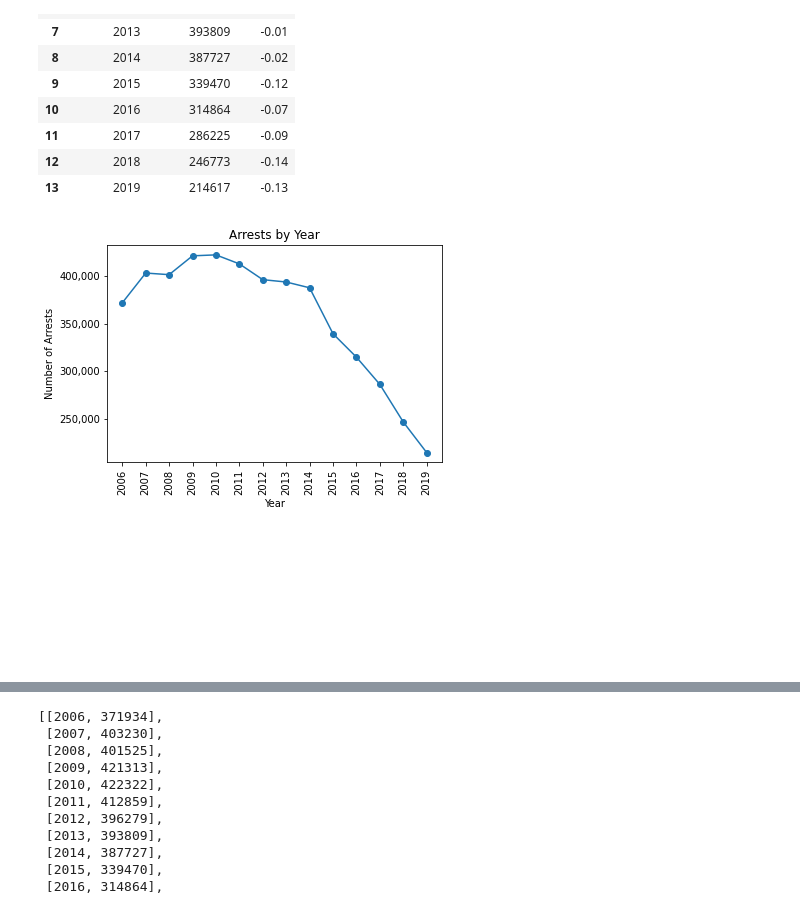
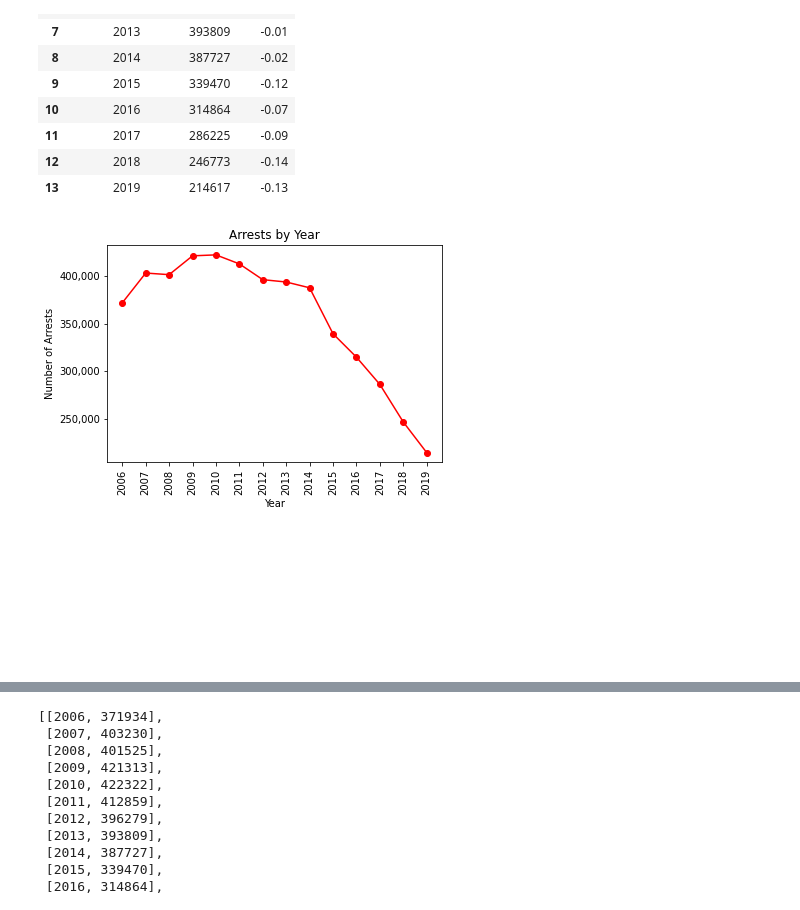
Before and after one commit to AmitSamra/NYC_Crime, a Jupyter notebook: nyc_crime_python.ipynb, the cells around one changed output, grey strips where cells are left out. Cells and saved outputs as stored; diff of their text form; code cells hidden in the pictures.

```diff
--- a/nyc_crime_python.ipynb
+++ b/nyc_crime_python.ipynb
@@ -440,24 +442,24 @@ df_arrests_year_pc
 | 13 | 2019 | 214617 | -0.13 |
 # %%
 fig, ax = plt.subplots()
-ax.plot(df_arrests_year_pc.arrest_year, df_arrests_year_pc.total_arrests, marker='o')
+ax.plot(df_arrests_year_pc.arrest_year, df_arrests_year_pc.total_arrests, marker='o', color='red')
 ax.set_xlabel("Year")
 ax.set_ylabel("Number of Arrests")
 ax.set_title("Arrests by Year")
 plt.xticks([x for x in df_arrests_year_pc.arrest_year])
 plt.xticks(rotation = 90)
 
 #for i,j in df_arrests_year.items():
 #    ax.annotate(j, xy=(i,j))
 
 for i,j in zip(df_arrests_year_pc.arrest_year, df_arrests_year_pc.change):
     ax.annotate(j, xy=(i,j))
 
 ax.yaxis.set_major_formatter(
     ticker.FuncFormatter(lambda y, p: format(int(y), ',')))
 
 plt.show()
 
 # ? Where are the labels?
 # %% [output]
-[figure, old version]
+[figure, new version]
```
Also changed, not shown: parts of 10 cells of this notebook.
